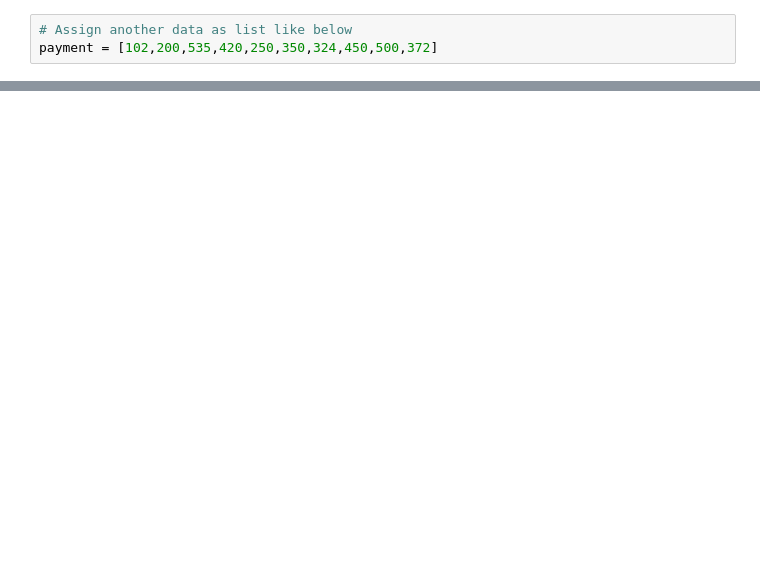
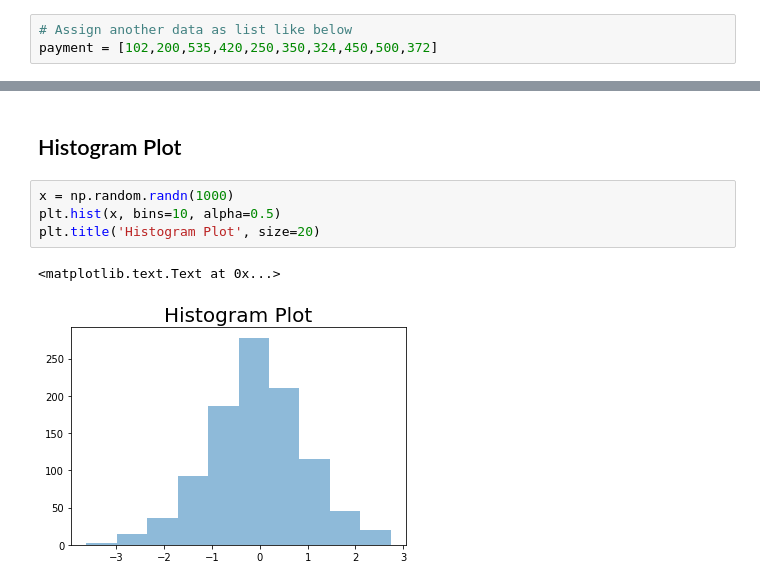
Before and after one commit to iamshihshan/PyOllyTutorial, a Jupyter notebook: 04_MatlibPlot.ipynb, the cells around one changed output, grey strips where cells are left out. Drawn from its saved outputs; the diff is of its cells as text; blank space fills up the shorter version.

```diff
--- a/04_MatlibPlot.ipynb
+++ b/04_MatlibPlot.ipynb
@@ -150,0 +152,9 @@ plt.show()
+# %% [markdown]
+## Histogram Plot
+# %%
+x = np.random.randn(1000)
+plt.hist(x, bins=10, alpha=0.5)
+plt.title('Histogram Plot', size=20)
+# %% [output]
+<matplotlib.text.Text at 0x...>
+[figure, added]
```
Also changed, not shown: parts of 24 cells of this notebook.
